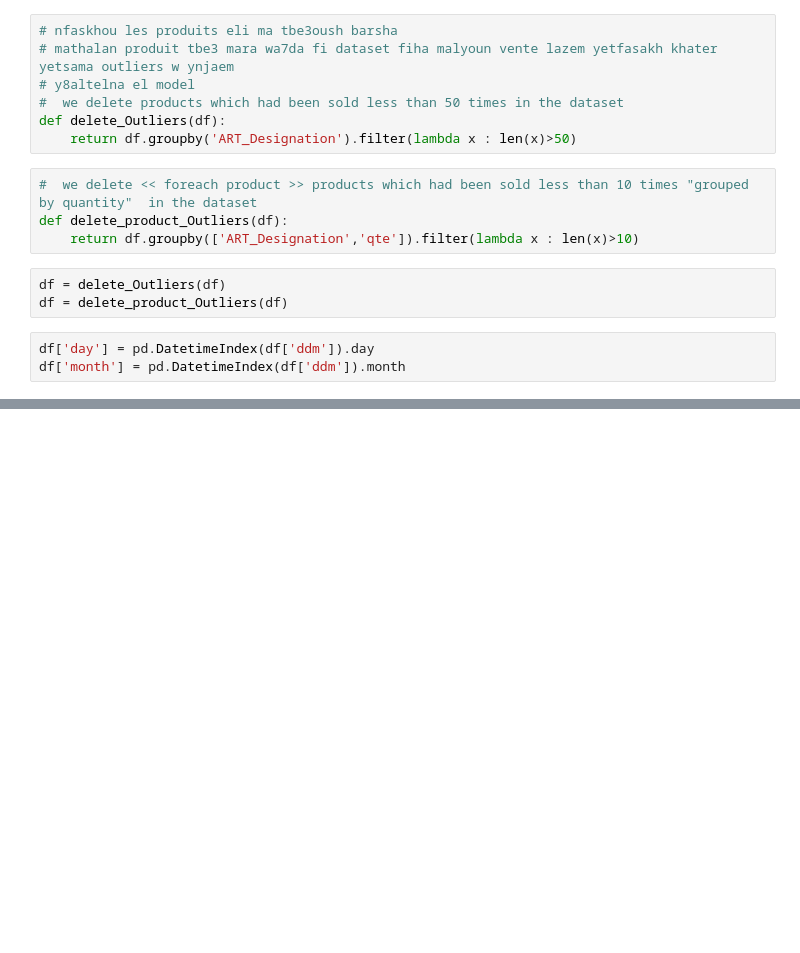
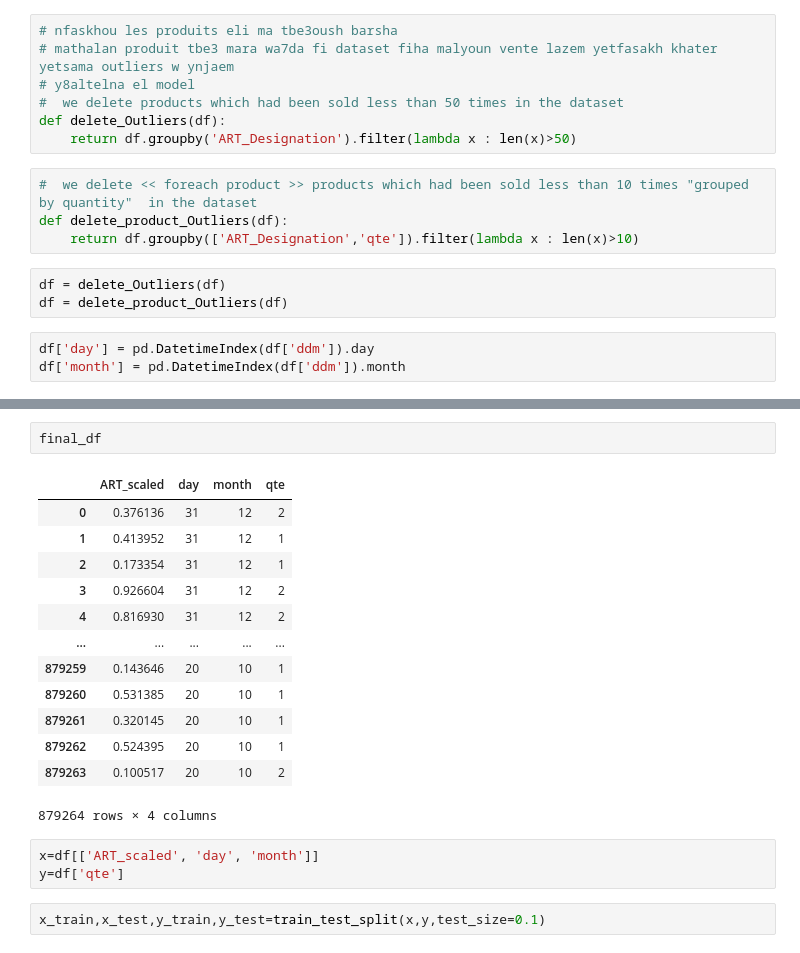
Before and after one commit to benjouira/Fixing-ML-models_freelancing, a Jupyter notebook: product quantity pred ML/QuantityPred.ipynb, the cells around one changed output, grey strips where cells are left out. Drawn from its saved outputs; the diff is of its cells as text; blank space fills up the shorter version.

```diff
--- a/product quantity pred ML/QuantityPred.ipynb
+++ b/product quantity pred ML/QuantityPred.ipynb
@@ -132,0 +113,21 @@ df[df['ART_Designation']=="EAU M. SAFIA 1.5L /QT6"]
+# %%
+final_df
+# %% [output]
+|  | ART_scaled | day | month | qte |
+| 0 | 0.376136 | 31 | 12 | 2 |
+| 1 | 0.413952 | 31 | 12 | 1 |
+| 2 | 0.173354 | 31 | 12 | 1 |
+| 3 | 0.926604 | 31 | 12 | 2 |
+| 4 | 0.816930 | 31 | 12 | 2 |
+| ... | ... | ... | ... | ... |
+| 879259 | 0.143646 | 20 | 10 | 1 |
+| 879260 | 0.531385 | 20 | 10 | 1 |
+| 879261 | 0.320145 | 20 | 10 | 1 |
+| 879262 | 0.524395 | 20 | 10 | 1 |
+| 879263 | 0.100517 | 20 | 10 | 2 |
+879264 rows × 4 columns
+# %%
+x=df[['ART_scaled', 'day', 'month']]
+y=df['qte']
+# %%
+x_train,x_test,y_train,y_test=train_test_split(x,y,test_size=0.1)
```
Also changed, not shown: parts of 10 cells of this notebook.
